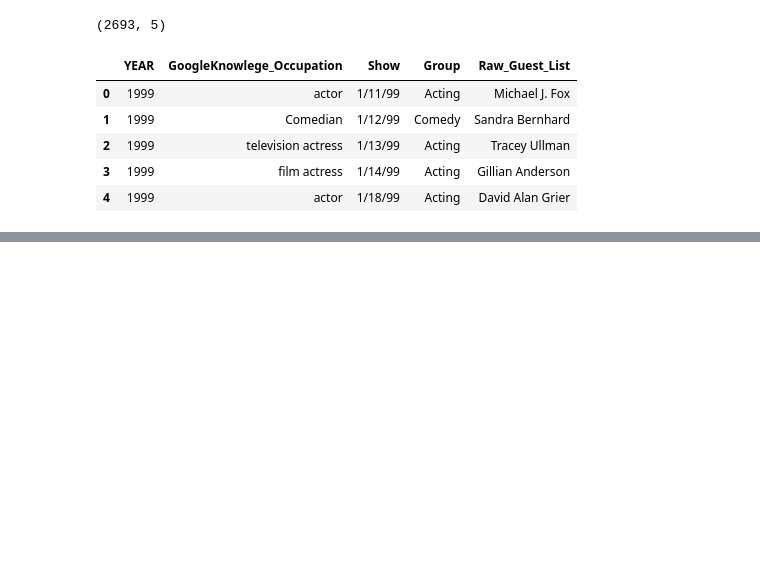
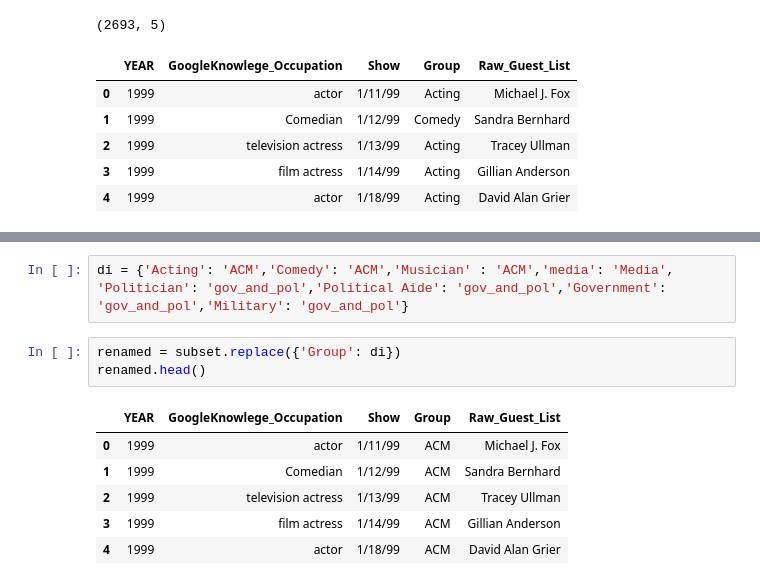
Before and after one commit to ngriggs/DS-Unit-1-Sprint-2-Data-Wrangling-and-Storytelling, a Jupyter notebook: DS_Unit_1_Sprint_Challenge_2_Data_Wrangling_and_Storytelling.ipynb, the cells around one changed output, grey strips where cells are left out. Drawn from its saved outputs; the diff is of its cells as text; blank space fills up the shorter version.

```diff
--- a/DS_Unit_1_Sprint_Challenge_2_Data_Wrangling_and_Storytelling.ipynb
+++ b/DS_Unit_1_Sprint_Challenge_2_Data_Wrangling_and_Storytelling.ipynb
@@ -373 +409,14 @@ df.head()
+# %%
+di = {'Acting': 'ACM','Comedy': 'ACM','Musician' : 'ACM','media': 'Media',
+'Politician': 'gov_and_pol','Political Aide': 'gov_and_pol','Government': 'gov_and_pol','Military': 'gov_and_pol'}
+# %%
+renamed = subset.replace({'Group': di})
+renamed.head()
+# %% [output]
+|  | YEAR | GoogleKnowlege_Occupation | Show | Group | Raw_Guest_List |
+| 0 | 1999 | actor | 1/11/99 | ACM | Michael J. Fox |
+| 1 | 1999 | Comedian | 1/12/99 | ACM | Sandra Bernhard |
+| 2 | 1999 | television actress | 1/13/99 | ACM | Tracey Ullman |
+| 3 | 1999 | film actress | 1/14/99 | ACM | Gillian Anderson |
+| 4 | 1999 | actor | 1/18/99 | ACM | David Alan Grier |
 # %%
```
Also changed, not shown: parts of 8 cells of this notebook.
